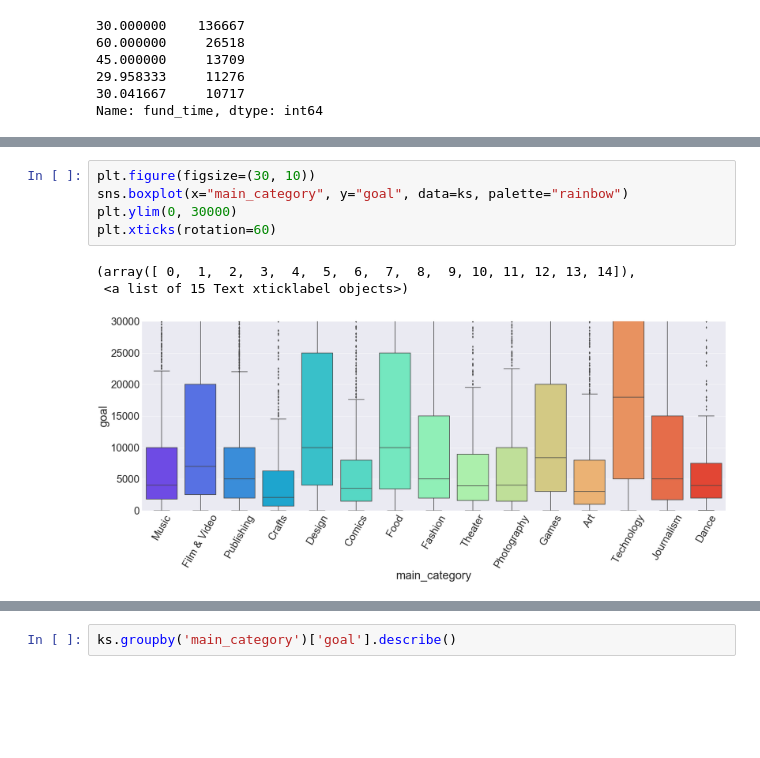
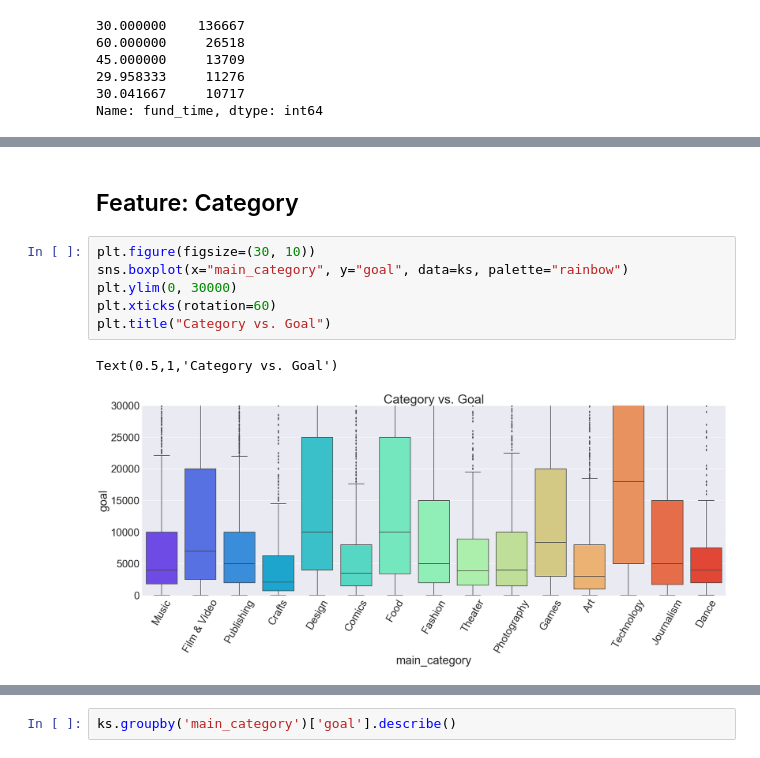
Before and after one commit to gkim98/KickoffKickstarter, a Jupyter notebook: Kickstarter Draft 2.ipynb, the cells around one changed output, grey strips where cells are left out. Cells and saved outputs as stored; diff of their text form; blank space fills up the shorter version.

```diff
--- a/Kickstarter Draft 2.ipynb
+++ b/Kickstarter Draft 2.ipynb
@@ -96,9 +110,11 @@ ks[(ks.successful == 1) & (ks.goal < 50000)]['goal'].hist(bins=30, alpha=0.6)
+# %% [markdown]
+## Feature: Category
 # %%
 plt.figure(figsize=(30, 10))
 sns.boxplot(x="main_category", y="goal", data=ks, palette="rainbow")
 plt.ylim(0, 30000)
 plt.xticks(rotation=60)
+plt.title("Category vs. Goal")
 # %% [output]
-(array([ 0,  1,  2,  3,  4,  5,  6,  7,  8,  9, 10, 11, 12, 13, 14]),
- <a list of 15 Text xticklabel objects>)
+Text(0.5,1,'Category vs. Goal')
-[figure, old version]
+[figure, new version]
```
Also changed, not shown: parts of 24 cells of this notebook.
